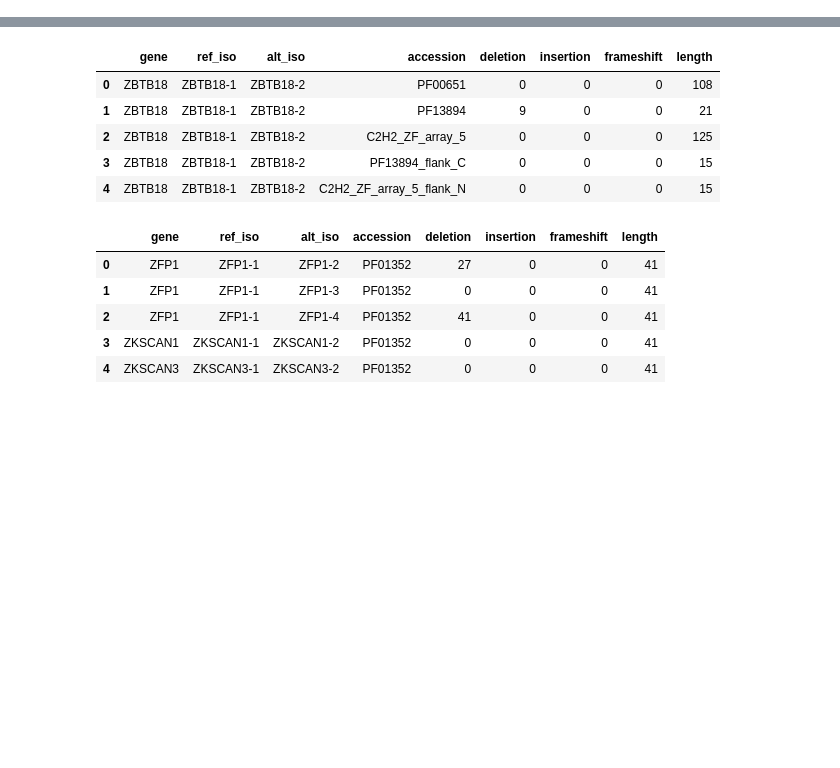
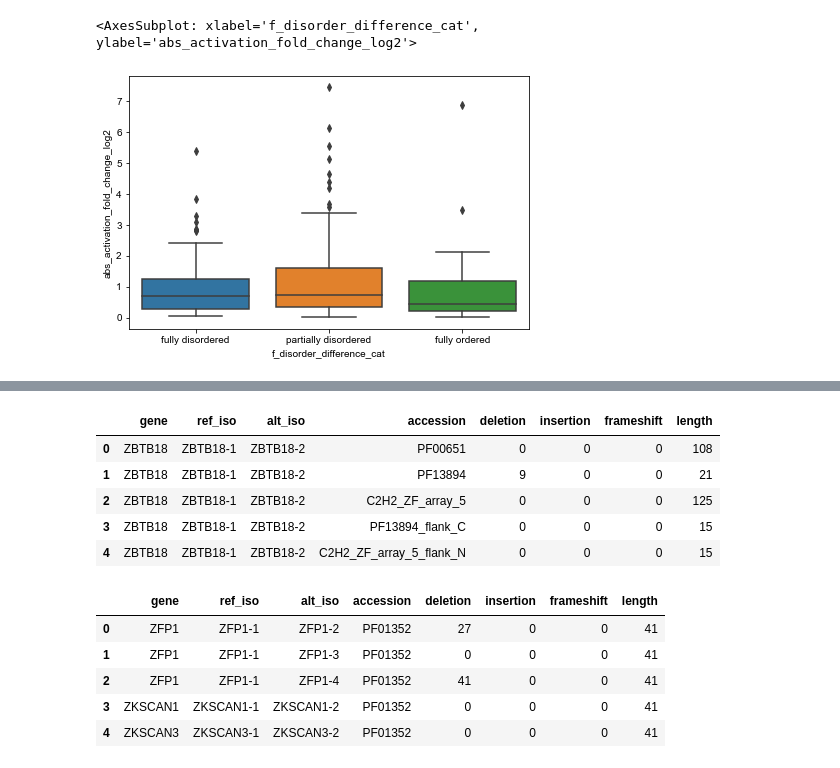
Before and after one commit to CCSB-DFCI/TF_isoforms_paper, a Jupyter notebook: src/activation_data.ipynb, the cells around one changed output, grey strips where cells are left out. Cells and saved outputs as stored; diff of their text form; code cells hidden in the pictures; blank space fills up the shorter version.

```diff
--- a/src/activation_data.ipynb
+++ b/src/activation_data.ipynb
@@ -31,0 +73,5 @@ m1h['mean'] = m1h[['M1H_rep1', 'M1H_rep2', 'M1H_rep3']].mean(axis=1)
+# %%
+sns.boxplot(data=df, x='f_disorder_difference_cat', y='abs_activation_fold_change_log2')
+# %% [output]
+<AxesSubplot: xlabel='f_disorder_difference_cat', ylabel='abs_activation_fold_change_log2'>
+[figure, added]
```
Also changed, not shown: parts of 29 cells of this notebook, 8 other files.
